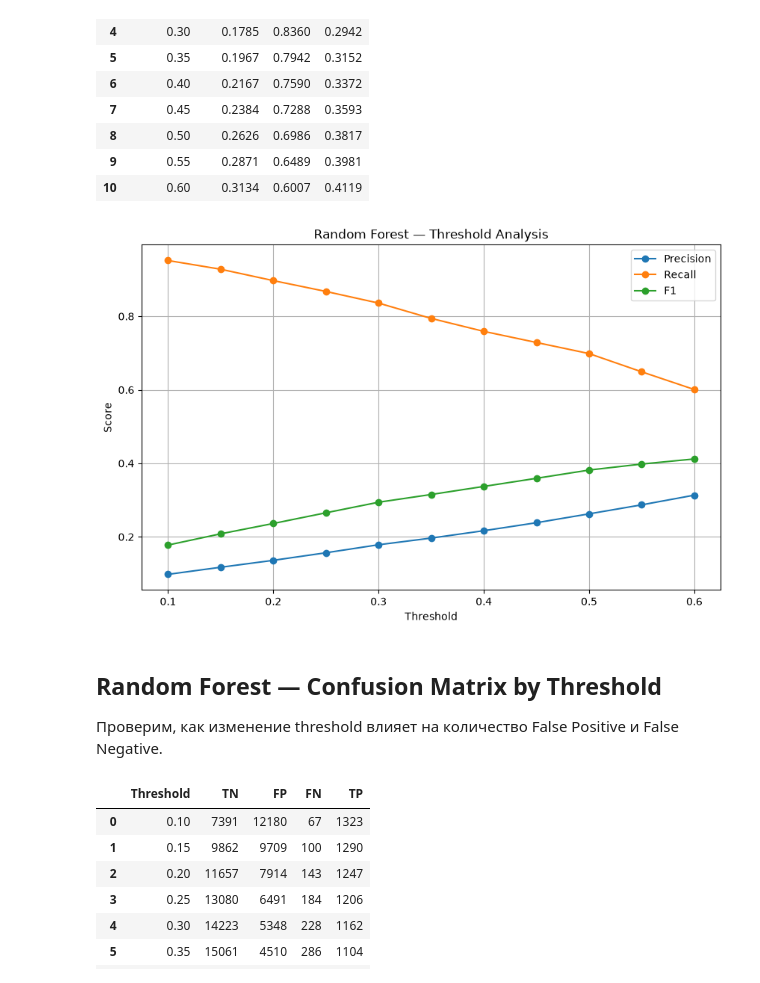
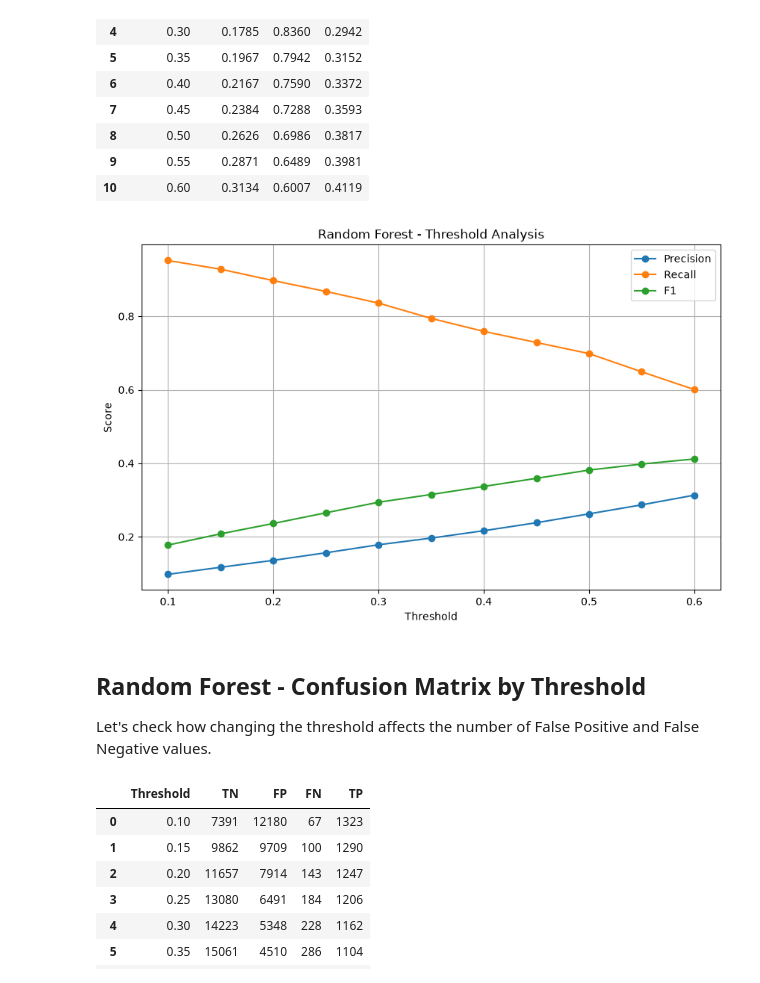
Before and after one commit to Randysman/credit_score, a Jupyter notebook: Modeling.ipynb, the cells around one changed output. Cells and saved outputs as stored; diff of their text form; code cells hidden in the pictures.

```diff
--- a/Modeling.ipynb
+++ b/Modeling.ipynb
@@ -748,40 +749,40 @@ rf_threshold_results.round(4)
 plt.figure(figsize=(10, 6))
 
 plt.plot(
     rf_threshold_results['Threshold'],
     rf_threshold_results['Precision'],
     marker='o',
     label='Precision'
 )
 
 plt.plot(
     rf_threshold_results['Threshold'],
     rf_threshold_results['Recall'],
     marker='o',
     label='Recall'
 )
 
 plt.plot(
     rf_threshold_results['Threshold'],
     rf_threshold_results['F1'],
     marker='o',
     label='F1'
 )
 
 plt.xlabel('Threshold')
 plt.ylabel('Score')
-plt.title('Random Forest — Threshold Analysis')
+plt.title('Random Forest - Threshold Analysis')
 plt.legend()
 plt.grid(True)
 
 plt.show()
 # %% [output]
-[figure, old version]
+[figure, new version]
 # %% [markdown]
-## Random Forest — Confusion Matrix by Threshold
+## Random Forest - Confusion Matrix by Threshold
 
-Проверим, как изменение threshold влияет на количество
-False Positive и False Negative.
+Let's check how changing the threshold affects the number of
+False Positive and False Negative values.
 # %%
 rf_confusion_results = []
 
```
Also changed, not shown: parts of 25 cells of this notebook.
